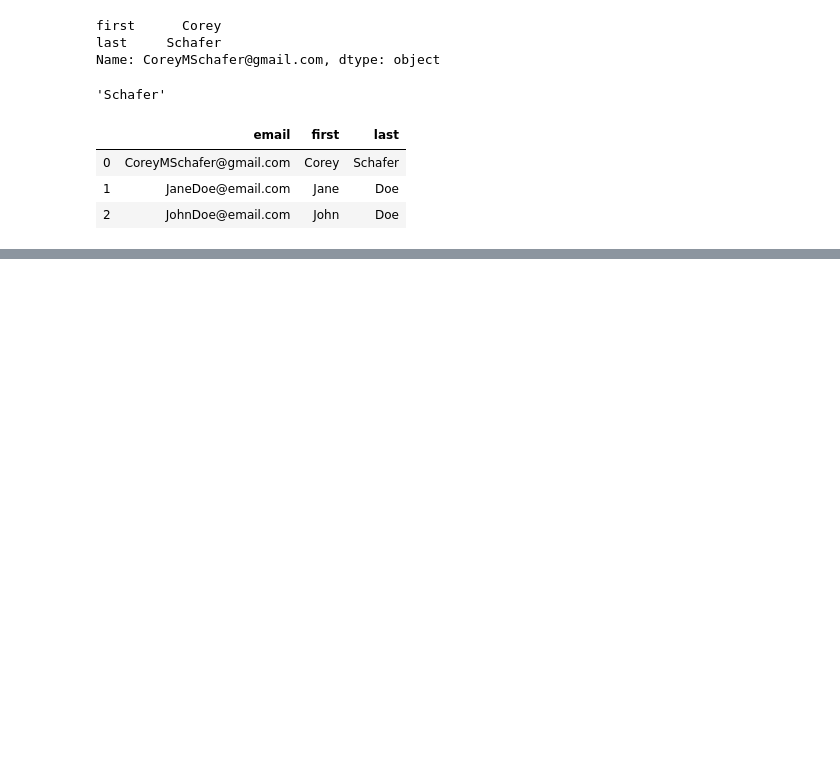
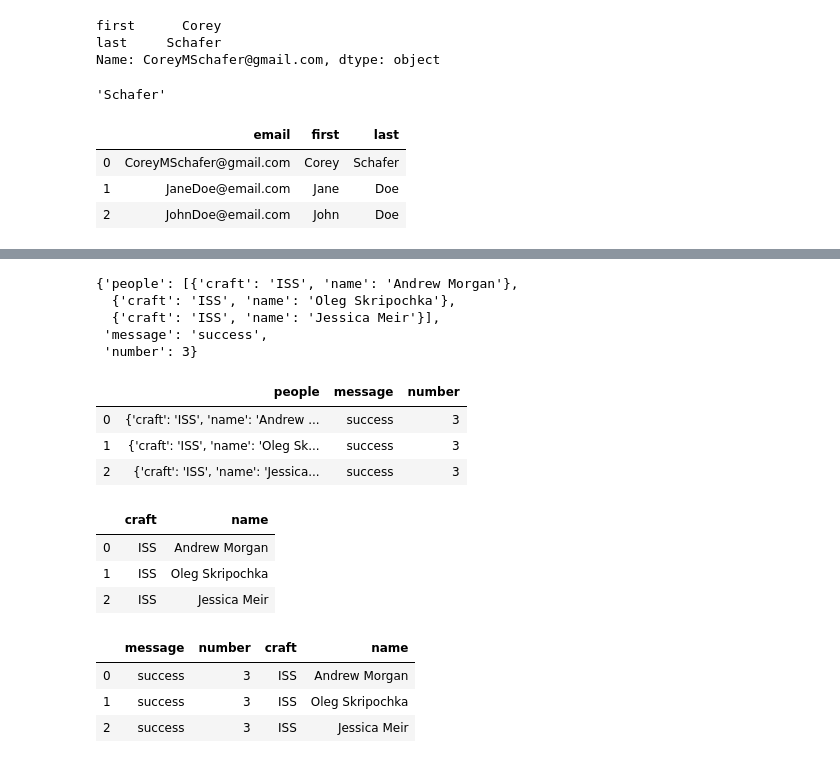
Before and after one commit to FrihaZ/Tutorials-Self-Study, a Jupyter notebook: PYTHON/Pandas/Pandas Tutorial.ipynb, the cells around one changed output, grey strips where cells are left out. Saved outputs shown, nothing was run; the diff lists cells and outputs as text; code cells hidden in the pictures; blank space fills up the shorter version.

```diff
--- a/PYTHON/Pandas/Pandas Tutorial.ipynb
+++ b/PYTHON/Pandas/Pandas Tutorial.ipynb
@@ -326,0 +424,44 @@ df2
+# %%
+import requests  ## requests is a library that allows you to send HTTP requests using Python
+
+response= requests.get("http://api.open-notify.org/astros.json")
+
+response.json()
+# %% [output]
+{'people': [{'craft': 'ISS', 'name': 'Andrew Morgan'},
+  {'craft': 'ISS', 'name': 'Oleg Skripochka'},
+  {'craft': 'ISS', 'name': 'Jessica Meir'}],
+ 'message': 'success',
+ 'number': 3}
+# %%
+jres= response.json()
+# %%
+jres=pd.DataFrame(jres)
+jres
+# %% [output]
+|  | people | message | number |
+| 0 | {'craft': 'ISS', 'name': 'Andrew ... | success | 3 |
+| 1 | {'craft': 'ISS', 'name': 'Oleg Sk... | success | 3 |
+| 2 | {'craft': 'ISS', 'name': 'Jessica... | success | 3 |
+# %%
+## to remove the dict values into columns based on their keys
+## change it into a list using .values.tolist()
+jres2 = pd.DataFrame(jres['people'].values.tolist(), index=jres.index)
+jres2
+# %% [output]
+|  | craft | name |
+| 0 | ISS | Andrew Morgan |
+| 1 | ISS | Oleg Skripochka |
+| 2 | ISS | Jessica Meir |
+# %%
+
+## merge both dfs based on their index
+
+jres3=pd.merge(jres, jres2, left_index=True, right_index=True)
+# %%
+jres3.drop('people', axis=1)  ## remove the people columns axis 1 means column
+# %% [output]
+|  | message | number | craft | name |
+| 0 | success | 3 | ISS | Andrew Morgan |
+| 1 | success | 3 | ISS | Oleg Skripochka |
+| 2 | success | 3 | ISS | Jessica Meir |
```
Also changed, not shown: parts of 28 cells of this notebook.
